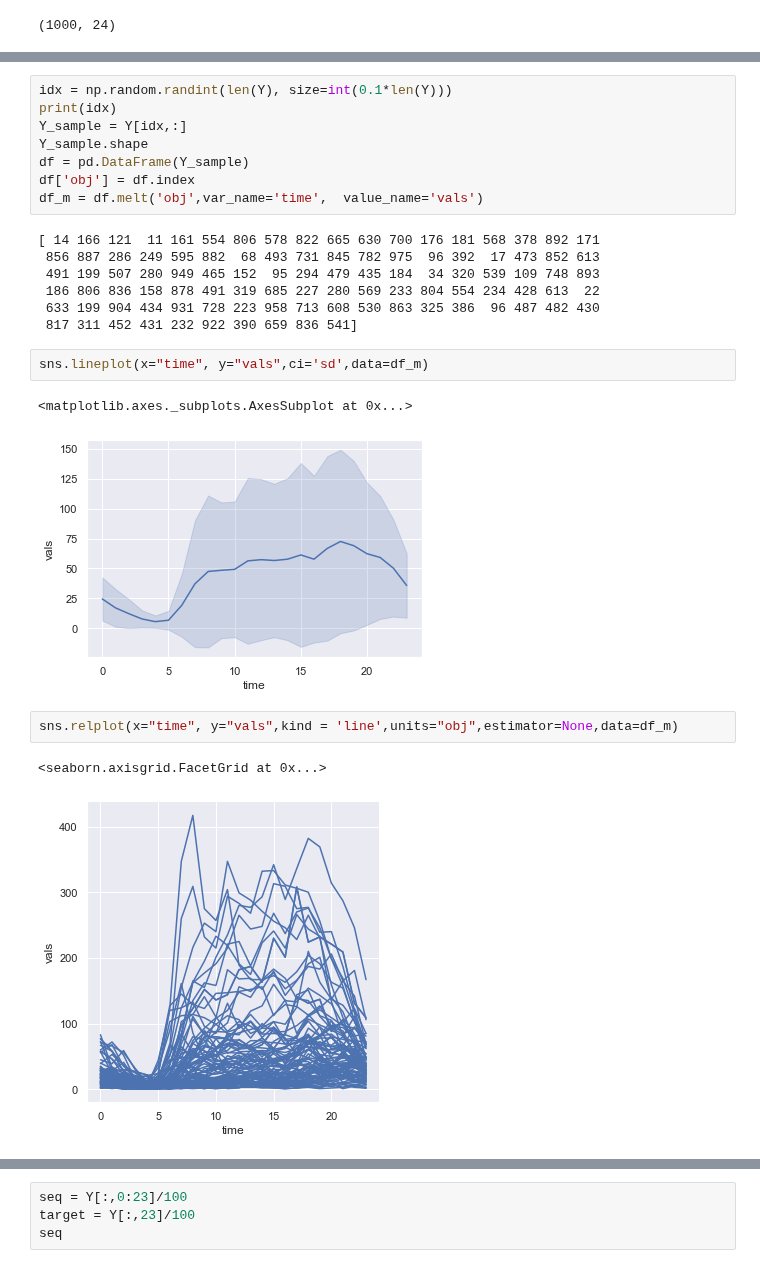
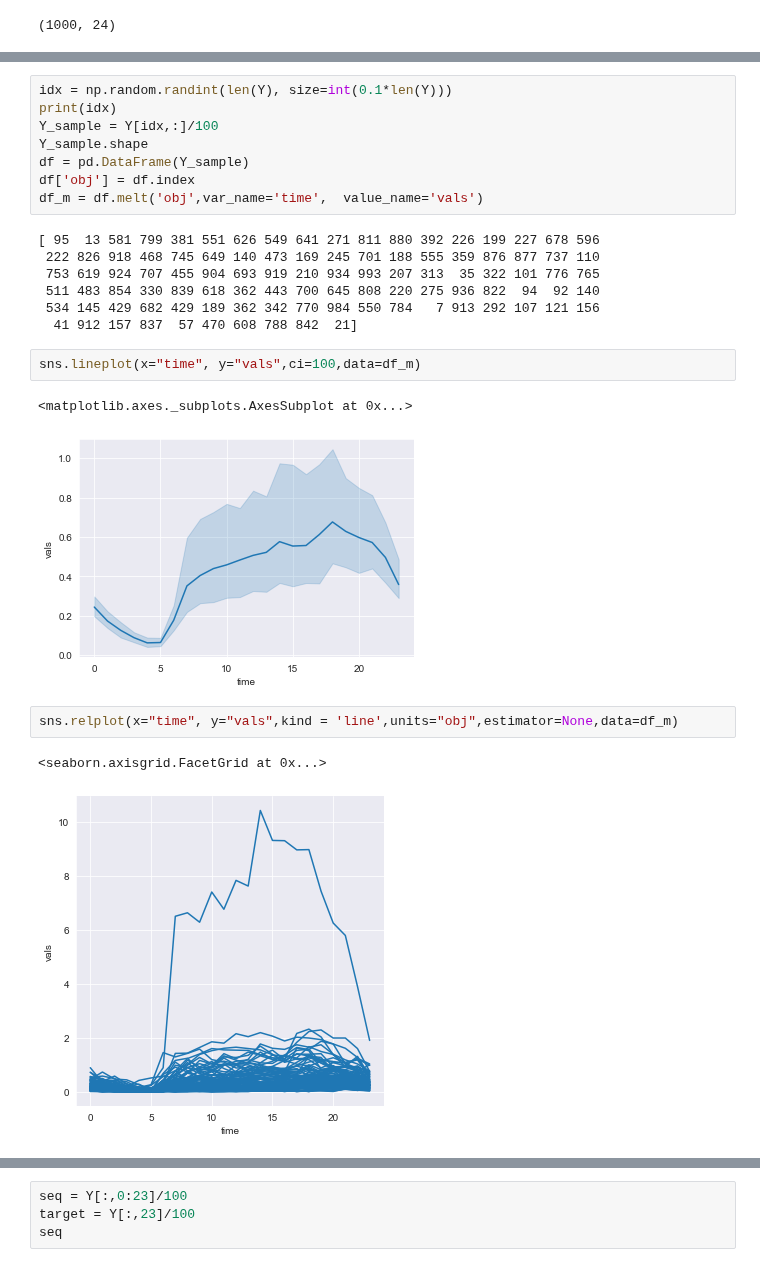
Before and after one commit to leonardzh/zheng_MnM4SDS_project, a Jupyter notebook: LSTM_NNSI.ipynb, the cells around one changed output, grey strips where cells are left out. Cells and saved outputs as stored; diff of their text form.

```diff
--- a/LSTM_NNSI.ipynb
+++ b/LSTM_NNSI.ipynb
@@ -119,25 +116,25 @@ len(Y)
 # %%
 idx = np.random.randint(len(Y), size=int(0.1*len(Y)))
 print(idx)
-Y_sample = Y[idx,:]
+Y_sample = Y[idx,:]/100
 Y_sample.shape
 df = pd.DataFrame(Y_sample)
 df['obj'] = df.index
 df_m = df.melt('obj',var_name='time',  value_name='vals')
 # %% [output]
-[ 14 166 121  11 161 554 806 578 822 665 630 700 176 181 568 378 892 171
- 856 887 286 249 595 882  68 493 731 845 782 975  96 392  17 473 852 613
- 491 199 507 280 949 465 152  95 294 479 435 184  34 320 539 109 748 893
- 186 806 836 158 878 491 319 685 227 280 569 233 804 554 234 428 613  22
- 633 199 904 434 931 728 223 958 713 608 530 863 325 386  96 487 482 430
- 817 311 452 431 232 922 390 659 836 541]
+[ 95  13 581 799 381 551 626 549 641 271 811 880 392 226 199 227 678 596
+ 222 826 918 468 745 649 140 473 169 245 701 188 555 359 876 877 737 110
+ 753 619 924 707 455 904 693 919 210 934 993 207 313  35 322 101 776 765
+ 511 483 854 330 839 618 362 443 700 645 808 220 275 936 822  94  92 140
+ 534 145 429 682 429 189 362 342 770 984 550 784   7 913 292 107 121 156
+  41 912 157 837  57 470 608 788 842  21]
 # %%
-sns.lineplot(x="time", y="vals",ci='sd',data=df_m)
+sns.lineplot(x="time", y="vals",ci=100,data=df_m)
 # %% [output]
 <matplotlib.axes._subplots.AxesSubplot at 0x...>
-[figure, old version]
+[figure, new version]
 # %%
 sns.relplot(x="time", y="vals",kind = 'line',units="obj",estimator=None,data=df_m)
 # %% [output]
 <seaborn.axisgrid.FacetGrid at 0x...>
-[figure, old version]
+[figure, new version]
```
Also changed, not shown: parts of 26 cells of this notebook.
